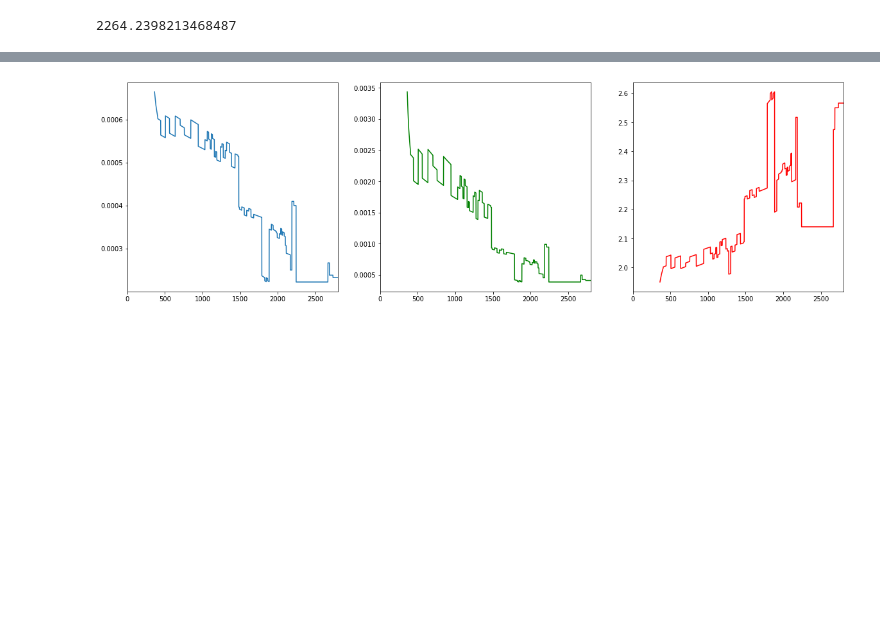
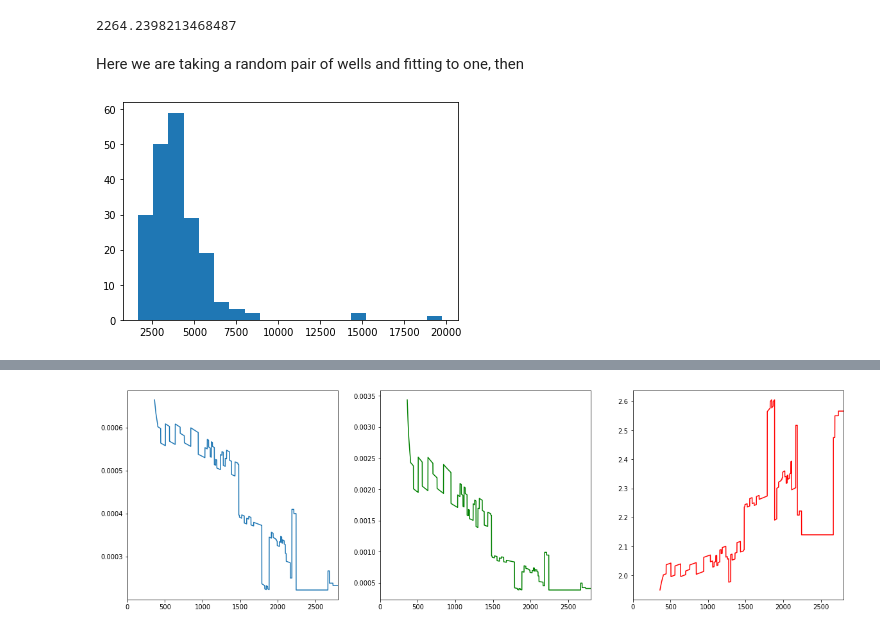
Before and after one commit to dorranh/log-curve-predict, a Jupyter notebook: notebooks/data_modeling.ipynb, the cells around one changed output, grey strips where cells are left out. Drawn from its saved outputs; the diff is of its cells as text; code cells hidden in the pictures; blank space fills up the shorter version.

```diff
--- a/notebooks/data_modeling.ipynb
+++ b/notebooks/data_modeling.ipynb
@@ -66,3 +77,22 @@ from sklearn.metrics import mean_squared_error
 mean_squared_error(y_test_pred, test.DTS)
 # %% [output]
 2264.2398213468487
+# %% [markdown]
+Here we are taking a random pair of wells and fitting to one, then
+# %%
+perf= []
+
+for x in range(200):
+    welln = random.randint(1,13601)
+    welln_test = random.randint(1,13601)
+    train = data[data.well == welln]
+    test = data[data.well == welln_test]
+    X, y = train[features], train[target]
+    X_test, y_test = test[features], test[target]
+    reg = linear_model.LinearRegression(fit_intercept=True)
+    reg.fit(X, y.values.ravel())
+    perf.append(mean_squared_error(reg.predict(X_test), y_test.values.ravel()))
+
+hist_args = plt.hist(perf, bins=20)
+# %% [output]
+[figure, added]
```
Also changed, not shown: parts of 30 cells of this notebook.
